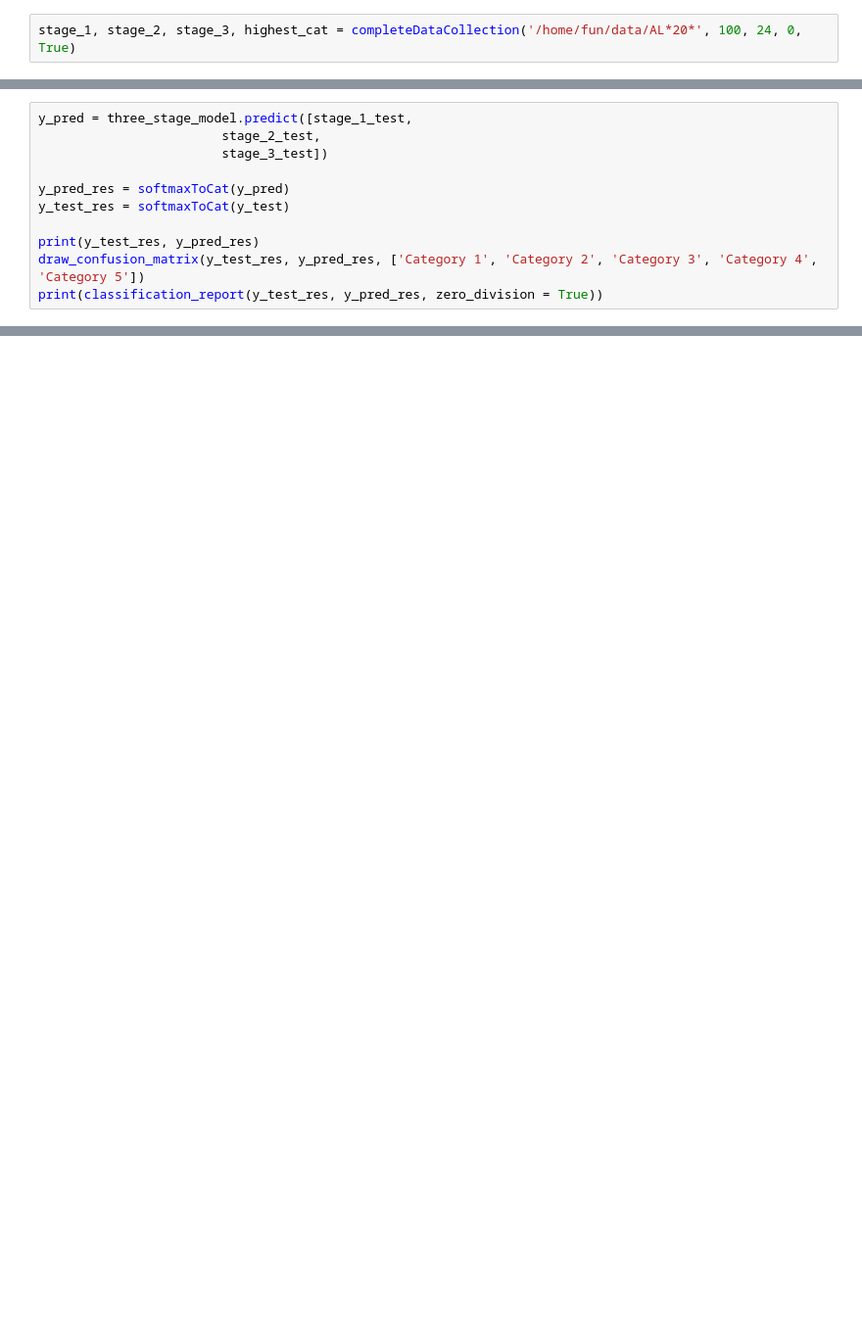
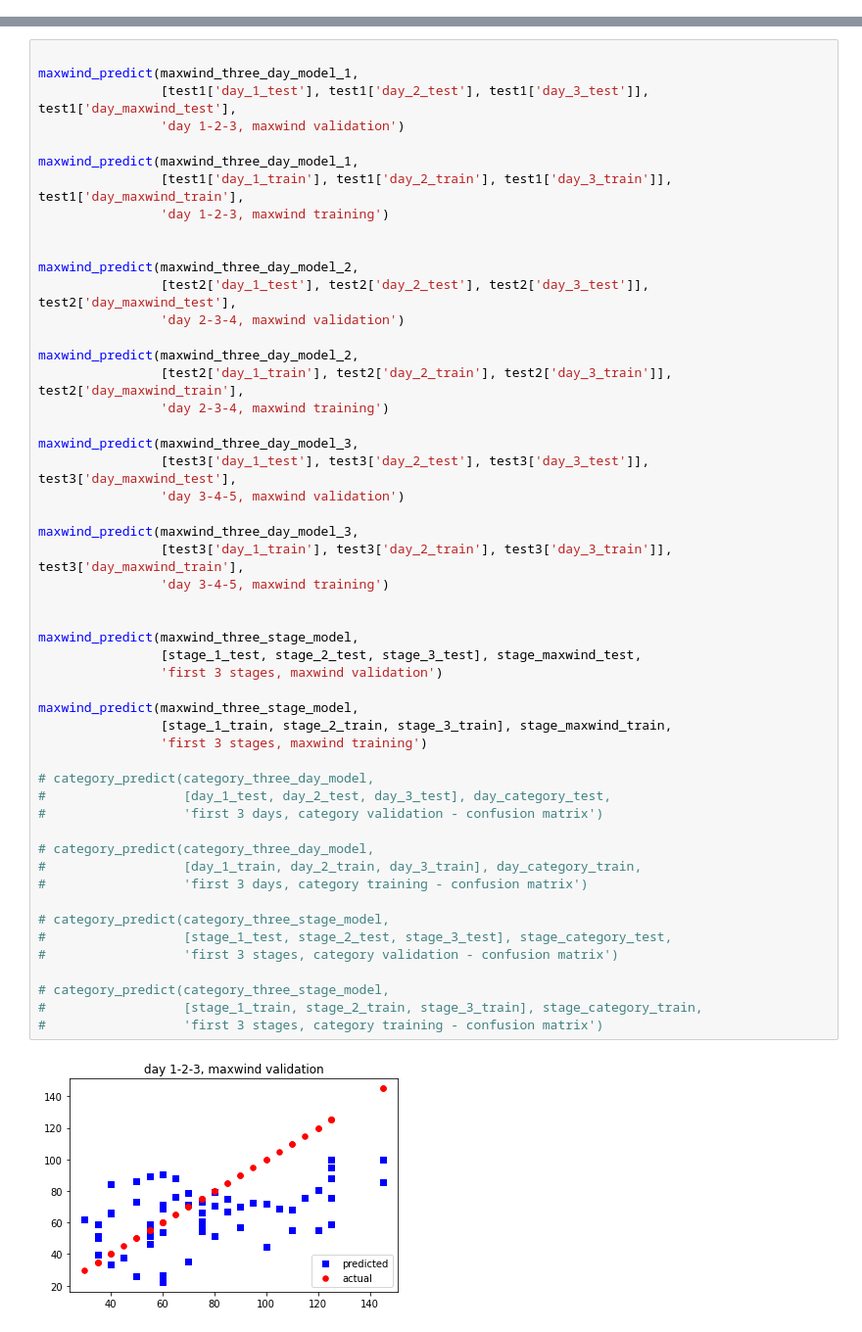
Before and after one commit to jliu2006/hurricane_intensity, a Jupyter notebook: test_model_framework.ipynb, the cells around one changed output, grey strips where cells are left out. Shown at 98% size. Cells and saved outputs as stored; diff of their text form; blank space fills up the shorter version.

```diff
--- a/test_model_framework.ipynb
+++ b/test_model_framework.ipynb
@@ -456,2 +0,0 @@ def completeDataCollection(globname, img_size, hours_early, max_wind_param, land
-# %%
-stage_1, stage_2, stage_3, highest_cat = completeDataCollection('/home/fun/data/AL*20*', 100, 24, 0, True)
@@ -776,11 +0,0 @@ def draw_confusion_matrix(y, yhat, classes):
-# %%
-y_pred = three_stage_model.predict([stage_1_test,
-                        stage_2_test,
-                        stage_3_test])
-
-y_pred_res = softmaxToCat(y_pred)
-y_test_res = softmaxToCat(y_test)
-
-print(y_test_res, y_pred_res)
-draw_confusion_matrix(y_test_res, y_pred_res, ['Category 1', 'Category 2', 'Category 3', 'Category 4', 'Category 5'])
-print(classification_report(y_test_res, y_pred_res, zero_division = True))
@@ -940,0 +951,53 @@ def OUTDATED_DATA_COLLECTION():
+# %%
+
+maxwind_predict(maxwind_three_day_model_1,
+                [test1['day_1_test'], test1['day_2_test'], test1['day_3_test']], test1['day_maxwind_test'],
+                'day 1-2-3, maxwind validation')
+
+maxwind_predict(maxwind_three_day_model_1,
+                [test1['day_1_train'], test1['day_2_train'], test1['day_3_train']], test1['day_maxwind_train'],
+                'day 1-2-3, maxwind training')
+
+
+maxwind_predict(maxwind_three_day_model_2,
+                [test2['day_1_test'], test2['day_2_test'], test2['day_3_test']], test2['day_maxwind_test'],
+                'day 2-3-4, maxwind validation')
+
+maxwind_predict(maxwind_three_day_model_2,
+                [test2['day_1_train'], test2['day_2_train'], test2['day_3_train']], test2['day_maxwind_train'],
+                'day 2-3-4, maxwind training')
+
+maxwind_predict(maxwind_three_day_model_3,
+                [test3['day_1_test'], test3['day_2_test'], test3['day_3_test']], test3['day_maxwind_test'],
+                'day 3-4-5, maxwind validation')
+
+maxwind_predict(maxwind_three_day_model_3,
+                [test3['day_1_train'], test3['day_2_train'], test3['day_3_train']], test3['day_maxwind_train'],
+                'day 3-4-5, maxwind training')
+
+
+maxwind_predict(maxwind_three_stage_model,
+                [stage_1_test, stage_2_test, stage_3_test], stage_maxwind_test,
+                'first 3 stages, maxwind validation')
+
+maxwind_predict(maxwind_three_stage_model,
+                [stage_1_train, stage_2_train, stage_3_train], stage_maxwind_train,
+                'first 3 stages, maxwind training')
+
+# category_predict(category_three_day_model,
+#                  [day_1_test, day_2_test, day_3_test], day_category_test,
+#                  'first 3 days, category validation - confusion matrix')
+
+# category_predict(category_three_day_model,
+#                  [day_1_train, day_2_train, day_3_train], day_category_train,
+#                  'first 3 days, category training - confusion matrix')
+
+# category_predict(category_three_stage_model,
+#                  [stage_1_test, stage_2_test, stage_3_test], stage_category_test,
+#                  'first 3 stages, category validation - confusion matrix')
+
+# category_predict(category_three_stage_model,
+#                  [stage_1_train, stage_2_train, stage_3_train], stage_category_train,
+#                  'first 3 stages, category training - confusion matrix')
+# %% [output]
+[figure, added]
```
Also changed, not shown: parts of 39 cells of this notebook, 7 other files.
